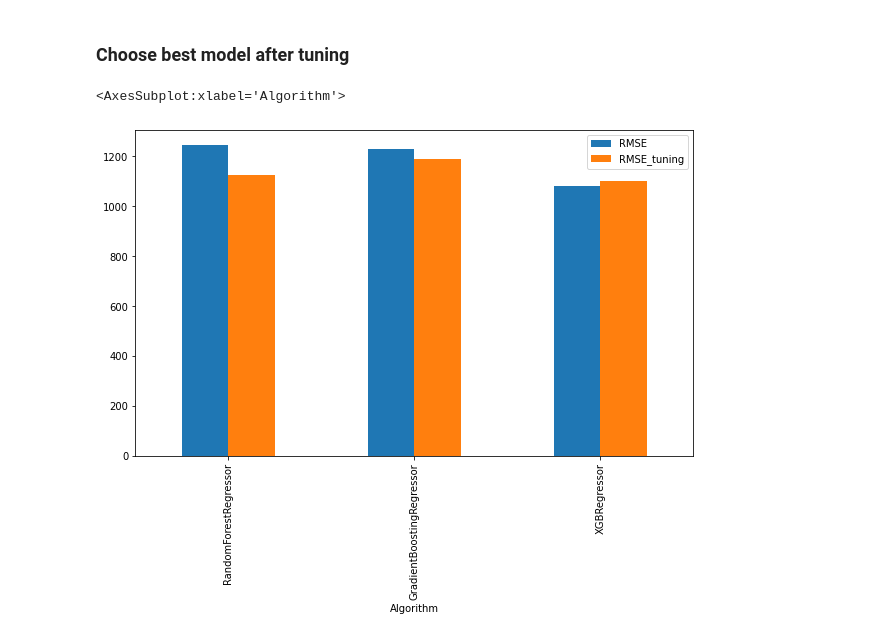
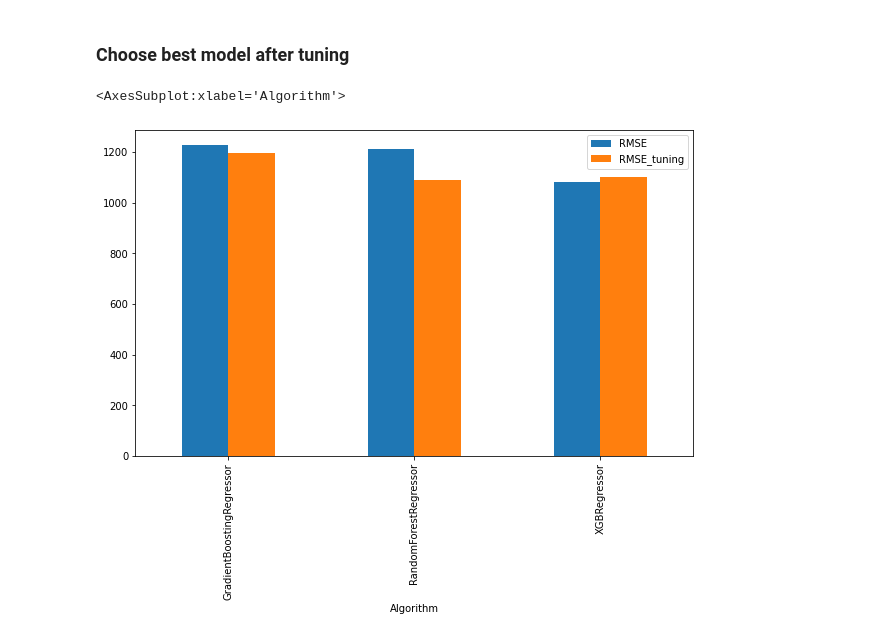
Before and after one commit to anh10010/Final_project_Nguyen_Duc_Anh_SouthSandwitch, a Jupyter notebook: BUILD_MODEL.ipynb, the cells around one changed output. Cells and saved outputs as stored; diff of their text form; code cells hidden in the pictures.

```diff
--- a/BUILD_MODEL.ipynb
+++ b/BUILD_MODEL.ipynb
@@ -510,13 +518,13 @@ def get_score_model(rmse_val):
 # %%
 X_train_pre=tfm.fit_transform(X_train)
 tuning_model={'GradientBoostingRegressor':GradientBoostingRegressor(),'RandomForestRegressor':RandomForestRegressor(),'XGBRegressor':XGBRegressor(objective='reg:squarederror')}
 for i in tuning_model:
-  model=all_algorithm.get(i)
+  model=tuning_model.get(i)
   rmse[i]=score_model(i,model,X_train_pre,X_train,y_train)
 get_score_model(rmse).plot(x="Algorithm",
                 y=["RMSE","RMSE_tuning"],
                 kind="bar",
                 figsize=(10,6))
 # %% [output]
 <AxesSubplot:xlabel='Algorithm'>
-[figure, old version]
+[figure, new version]
```
Also changed, not shown: parts of 5 cells of this notebook, 1 other file.
